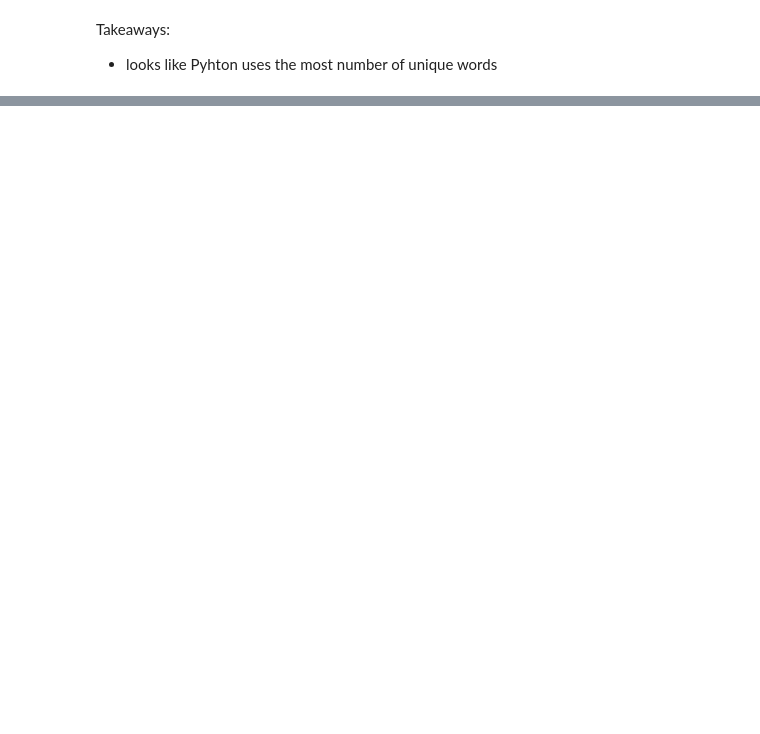
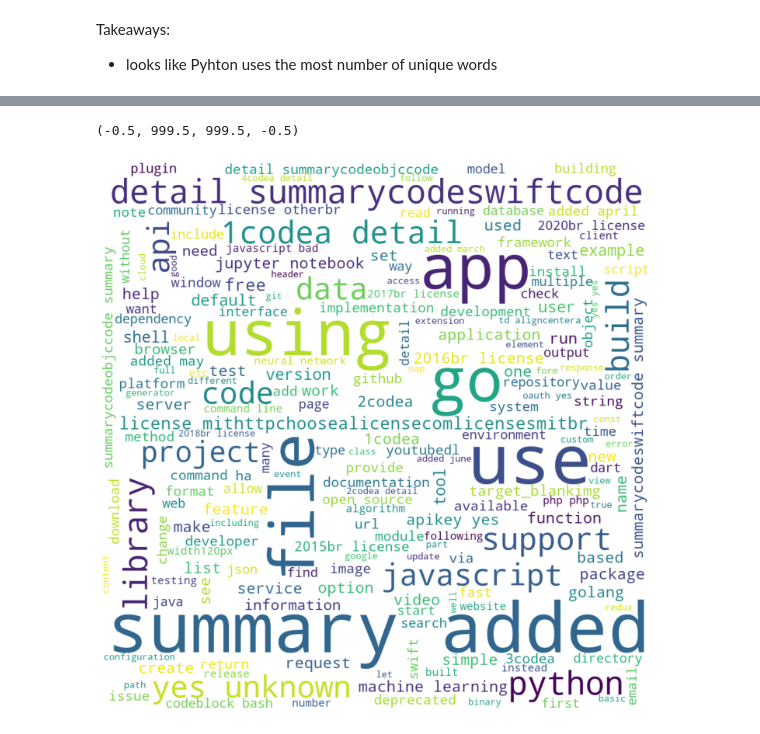
Before and after one commit to nlp-github-project/nlp-github-project, a Jupyter notebook: yvonne_notes.ipynb, the cells around one changed output, grey strips where cells are left out. Cells and saved outputs as stored; diff of their text form; code cells hidden in the pictures; blank space fills up the shorter version.

```diff
--- a/yvonne_notes.ipynb
+++ b/yvonne_notes.ipynb
@@ -310,0 +588,11 @@ Takeaways:
+# %%
+
+plt.figure(figsize=(13, 13))
+
+all_cloud = WordCloud(background_color='white', height=1000, width=1000).generate(' '.join(all_words))
+
+plt.imshow(all_cloud)
+plt.axis('off')
+# %% [output]
+(-0.5, 999.5, 999.5, -0.5)
+[figure, added]
```
Also changed, not shown: parts of 28 cells of this notebook.
